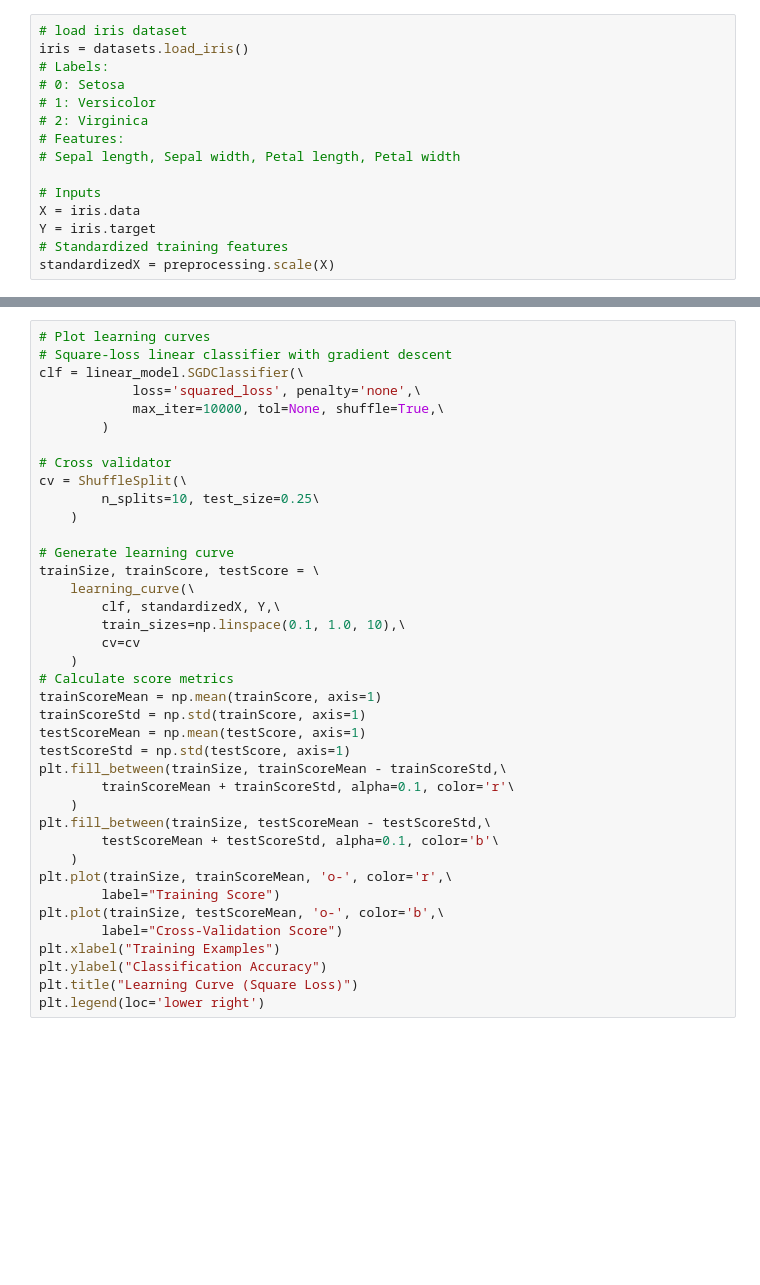
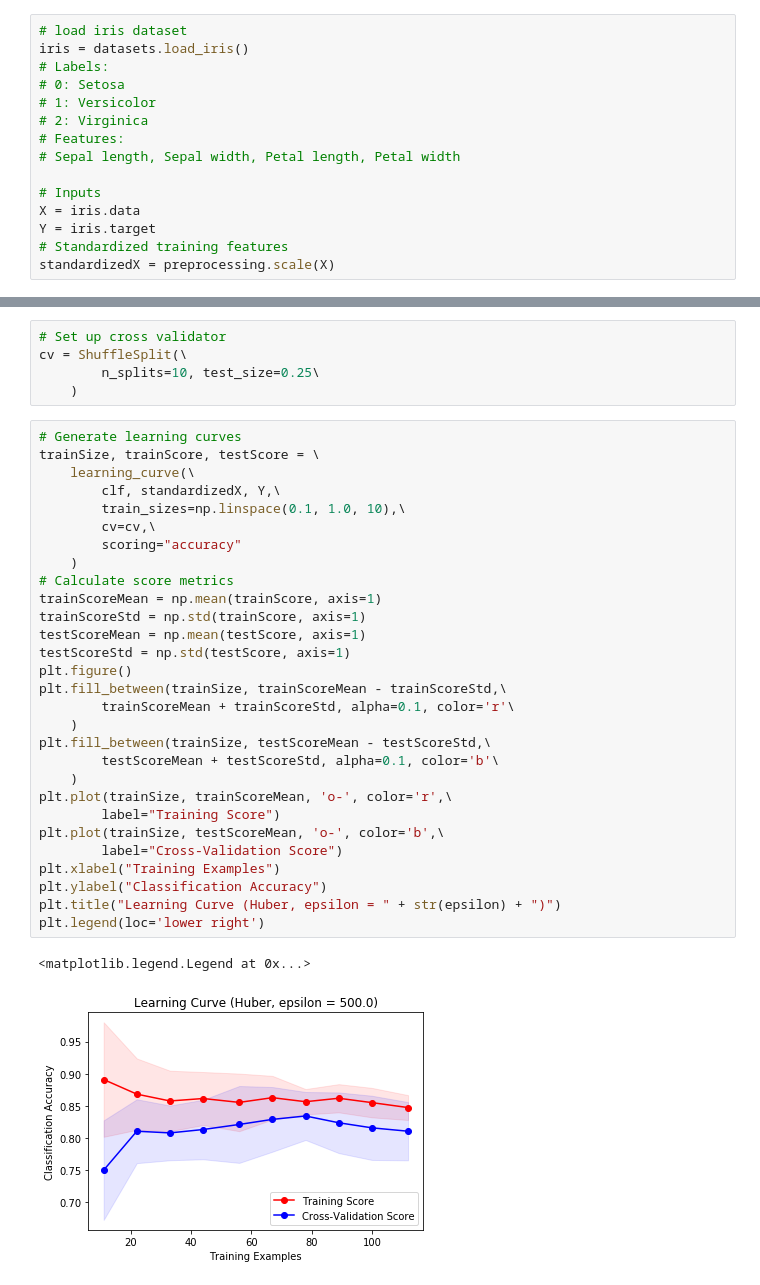
Before and after one commit to ycheng14799/MLProgrammingAssignmentWeek3, a Jupyter notebook: IrisLinearClassifier.ipynb, the cells around one changed output, grey strips where cells are left out. Cells and saved outputs as stored; diff of their text form; blank space fills up the shorter version.

Commit message:
Linear classifier may not be implemented correctly.

```diff
--- a/IrisLinearClassifier.ipynb
+++ b/IrisLinearClassifier.ipynb
@@ -26,39 +67,37 @@ standardizedX = preprocessing.scale(X)
+# %%
+# Set up cross validator
+cv = ShuffleSplit(\
+        n_splits=10, test_size=0.25\
+    )
 # %%
-# Plot learning curves
-# Square-loss linear classifier with gradient descent
-clf = linear_model.SGDClassifier(\
-            loss='squared_loss', penalty='none',\
-            max_iter=10000, tol=None, shuffle=True,\
-        )
-
-# Cross validator
-cv = ShuffleSplit(\
-        n_splits=10, test_size=0.25\
-    )
-
-# Generate learning curve
+# Generate learning curves
 trainSize, trainScore, testScore = \
     learning_curve(\
         clf, standardizedX, Y,\
         train_sizes=np.linspace(0.1, 1.0, 10),\
-        cv=cv
+        cv=cv,\
+        scoring="accuracy"
     )
 # Calculate score metrics
 trainScoreMean = np.mean(trainScore, axis=1)
 trainScoreStd = np.std(trainScore, axis=1)
 testScoreMean = np.mean(testScore, axis=1)
 testScoreStd = np.std(testScore, axis=1)
+plt.figure()
 plt.fill_between(trainSize, trainScoreMean - trainScoreStd,\
         trainScoreMean + trainScoreStd, alpha=0.1, color='r'\
     )
 plt.fill_between(trainSize, testScoreMean - testScoreStd,\
         testScoreMean + testScoreStd, alpha=0.1, color='b'\
     )
 plt.plot(trainSize, trainScoreMean, 'o-', color='r',\
         label="Training Score")
 plt.plot(trainSize, testScoreMean, 'o-', color='b',\
         label="Cross-Validation Score")
 plt.xlabel("Training Examples")
 plt.ylabel("Classification Accuracy")
-plt.title("Learning Curve (Square Loss)")
+plt.title("Learning Curve (Huber, epsilon = " + str(epsilon) + ")")
 plt.legend(loc='lower right')
+# %% [output]
+<matplotlib.legend.Legend at 0x...>
+[figure, added]
```
Also changed, not shown: parts of 5 cells of this notebook.
